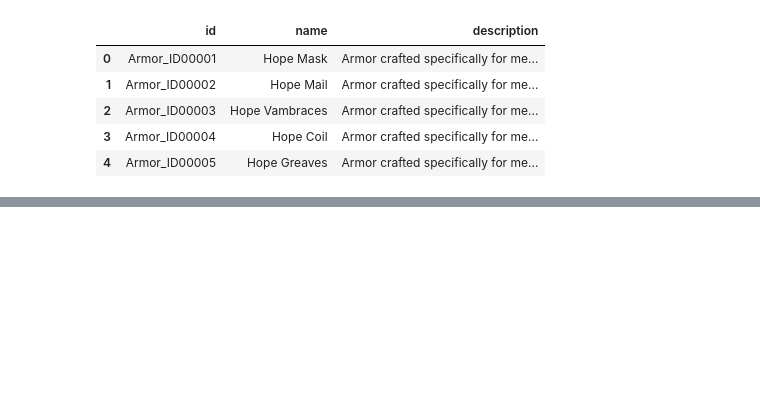
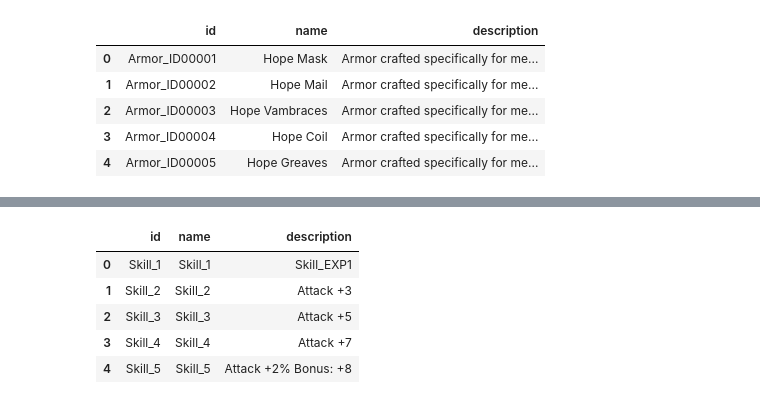
Before and after one commit to NoswalDev/MHRice_Wrangler, a Jupyter notebook: MHWilds_Skills.ipynb, the cells around one changed output, grey strips where cells are left out. Saved outputs shown, nothing was run; the diff lists cells and outputs as text; code cells hidden in the pictures; blank space fills up the shorter version.

```diff
--- a/MHWilds_Skills.ipynb
+++ b/MHWilds_Skills.ipynb
@@ -576,0 +636,40 @@ df_armor_names.head()
+# %%
+url = 'https://raw.githubusercontent.com/dtlnor/MHWs-in-json/refs/heads/main/natives/STM/GameDesign/Text/Excel_Equip/Skill.msg.23.json'
+
+with urllib.request.urlopen(url) as page:
+    raw = json.load(page)
+sect = raw.get('entries')
+df = pd.json_normalize(sect)
+
+# pull english names
+df['content'] = df['content'].str[1]
+
+#separate names and descriptions
+df_1 = df[~df['name'].str.contains('EXP')].copy()
+df_2 = df[df['name'].str.contains('EXP')].copy()
+
+#normalize naming
+df_2['name'] = df_2['name'].str.replace('EXP','')
+df_2.rename(columns={'name':'id','content':'description'}, inplace=True)
+df_1.rename(columns={'name':'id','content':'name'}, inplace=True)
+
+#adjust content
+# df_1 = df_1[~df_1['name'].str.contains('<COLOR FF0000>')].copy()
+# df_2 = df_2[~df_2['description'].str.contains('<COLOR FF0000>')].copy()
+df_1['name'] = df_1['name'].str.replace('<COLOR FF0000>#Rejected#</COLOR> ','')
+df_2['description'] = df_2['description'].str.replace('<COLOR FF0000>#Rejected#</COLOR> ','')
+df_2['description'] = df_2['description'].str.replace(r'[\r\n<>]+', ' ', regex=True)
+
+#merge into final
+df_skills = pd.merge(df_1[['id','name']], df_2[['id','description']], on='id', how='left')
+df_skills.reset_index(drop=True, inplace=True)
+
+# df_1.head()
+df_skills.head()
+# %% [output]
+|  | id | name | description |
+| 0 | Skill_1 | Skill_1 | Skill_EXP1 |
+| 1 | Skill_2 | Skill_2 | Attack +3 |
+| 2 | Skill_3 | Skill_3 | Attack +5 |
+| 3 | Skill_4 | Skill_4 | Attack +7 |
+| 4 | Skill_5 | Skill_5 | Attack +2% Bonus: +8 |
```
Also changed, not shown: parts of 18 cells of this notebook.
